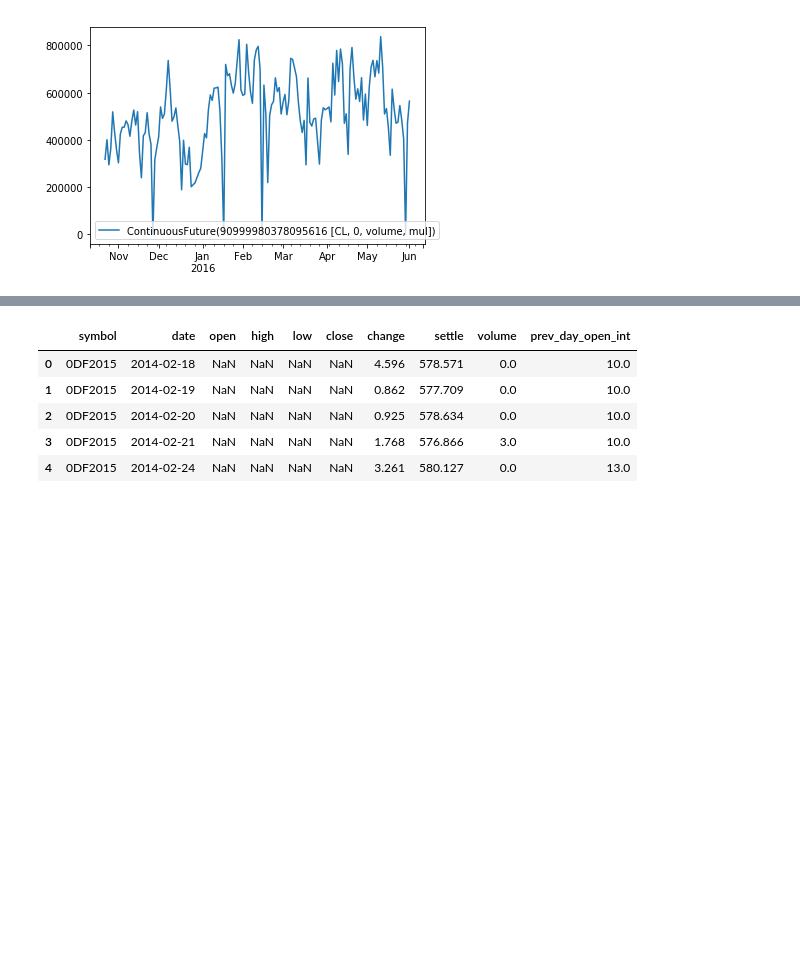
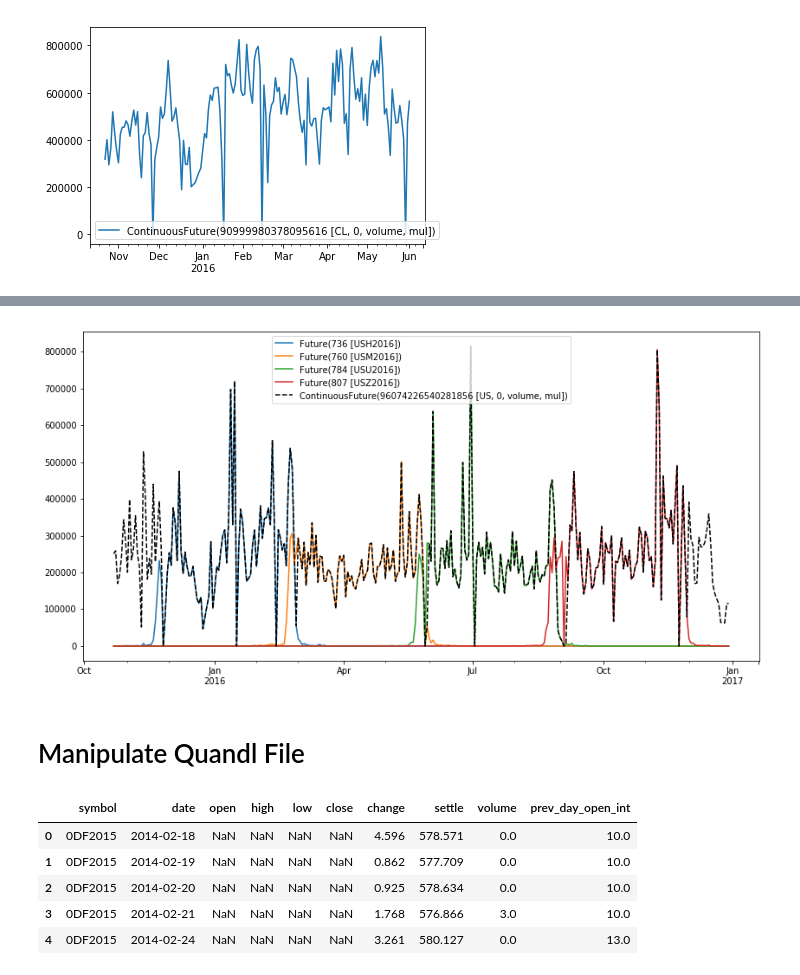
Before and after one commit to marketneutral/misc_research, a Jupyter notebook: zipline_install/Get Futures Data.ipynb, the cells around one changed output, grey strips where cells are left out. Saved outputs shown, nothing was run; the diff lists cells and outputs as text; code cells hidden in the pictures; blank space fills up the shorter version.

```diff
--- a/zipline_install/Get Futures Data.ipynb
+++ b/zipline_install/Get Futures Data.ipynb
@@ -390,3 +354,22 @@ US_consecutive_contract_volume.plot(figsize=(14,7));
+# %%
+us = continuous_future('US', offset=0, roll_style='volume', adjustment='mul')
+# %%
+us_continuous_volume = history(
+    assets=[us],
+    end_dt=end_dt,
+    bar_count=end_loc - start_loc,
+    frequency='1d',
+    field='volume',
+    data_frequency='daily'
+)
+# %%
+us_volume_history = pd.concat([us_consecutive_contract_volume, us_continuous_volume], axis=1)
+# %%
+us_volume_history.plot(style={cl: 'k--'}, figsize=(14,7));
+# %% [output]
+[figure, added]
+# %% [markdown]
+# Manipulate Quandl File
 # %%
 quandl_file = '/Users/jonathan/devwork/misc_research/zipline_install/CME_20180920.csv'
 # %%
```
Also changed, not shown: parts of 28 cells of this notebook, 1 other file.
